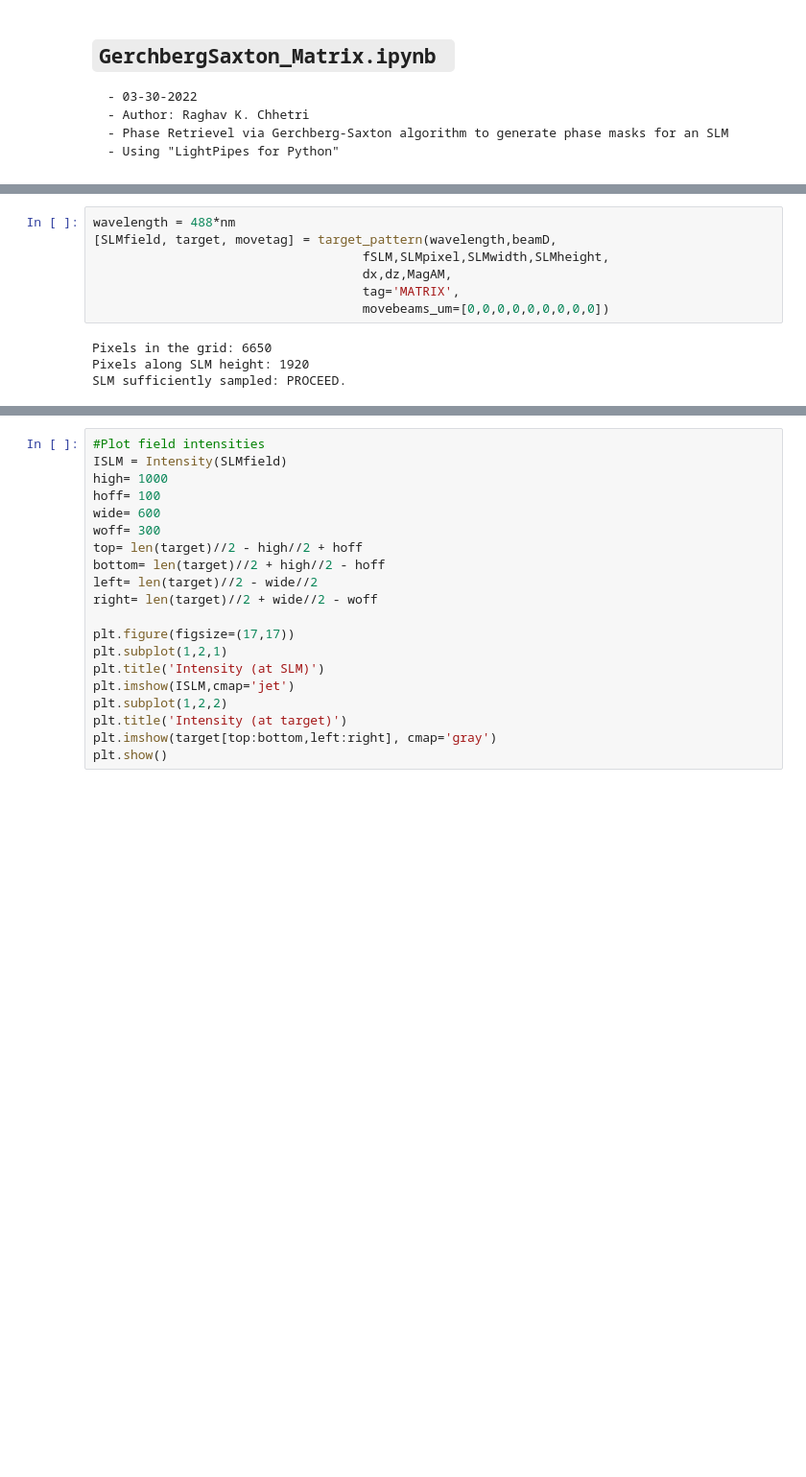
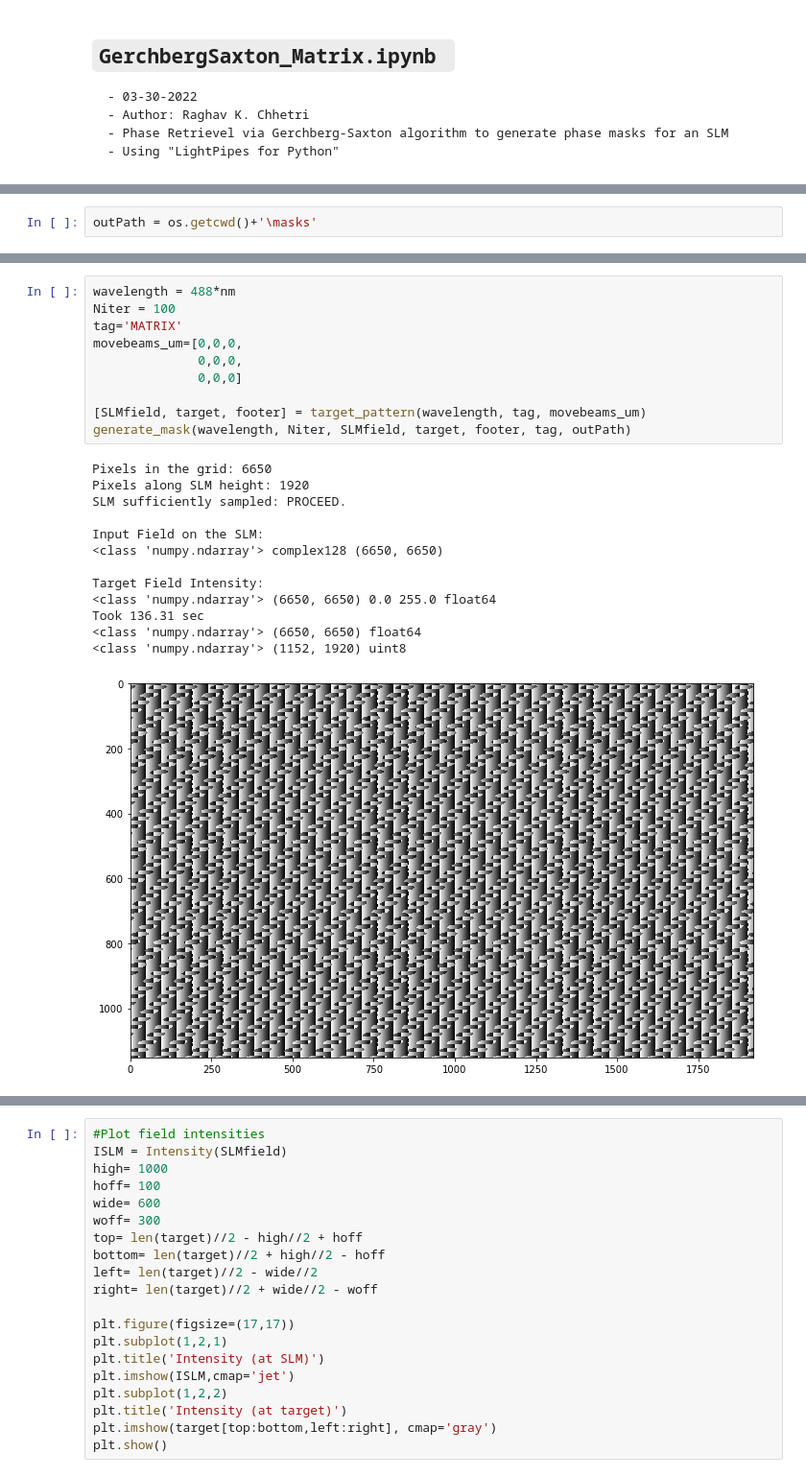
Before and after one commit to raghavchhetri/matrix_slm, a Jupyter notebook: GerchbergSaxton_Matrix.ipynb, the cells around one changed output, grey strips where cells are left out. Shown: that part at 96% size. Drawn from its saved outputs; the diff is of its cells as text; blank space fills up the shorter version.

```diff
--- a/GerchbergSaxton_Matrix.ipynb
+++ b/GerchbergSaxton_Matrix.ipynb
@@ -52 +30,3 @@ beamD = 1.2*9*mm
+# %%
+outPath = os.getcwd()+'\masks'
 # %% [markdown]
@@ -57,11 +48,24 @@ beamD = 1.2*9*mm
 # %%
 wavelength = 488*nm
-[SLMfield, target, movetag] = target_pattern(wavelength,beamD,
-                                    fSLM,SLMpixel,SLMwidth,SLMheight,
-                                    dx,dz,MagAM,
-                                    tag='MATRIX',
-                                    movebeams_um=[0,0,0,0,0,0,0,0,0])
+Niter = 100
+tag='MATRIX'
+movebeams_um=[0,0,0,
+              0,0,0,
+              0,0,0]
+
+[SLMfield, target, footer] = target_pattern(wavelength, tag, movebeams_um)
+generate_mask(wavelength, Niter, SLMfield, target, footer, tag, outPath)
 # %% [output]
 Pixels in the grid: 6650
 Pixels along SLM height: 1920
 SLM sufficiently sampled: PROCEED.
+
+Input Field on the SLM:
+<class 'numpy.ndarray'> complex128 (6650, 6650)
+
+Target Field Intensity:
+<class 'numpy.ndarray'> (6650, 6650) 0.0 255.0 float64
+Took 136.31 sec
+<class 'numpy.ndarray'> (6650, 6650) float64
+<class 'numpy.ndarray'> (1152, 1920) uint8
+[figure, added]
```
Also changed, not shown: parts of 13 cells of this notebook, 9 other files.
